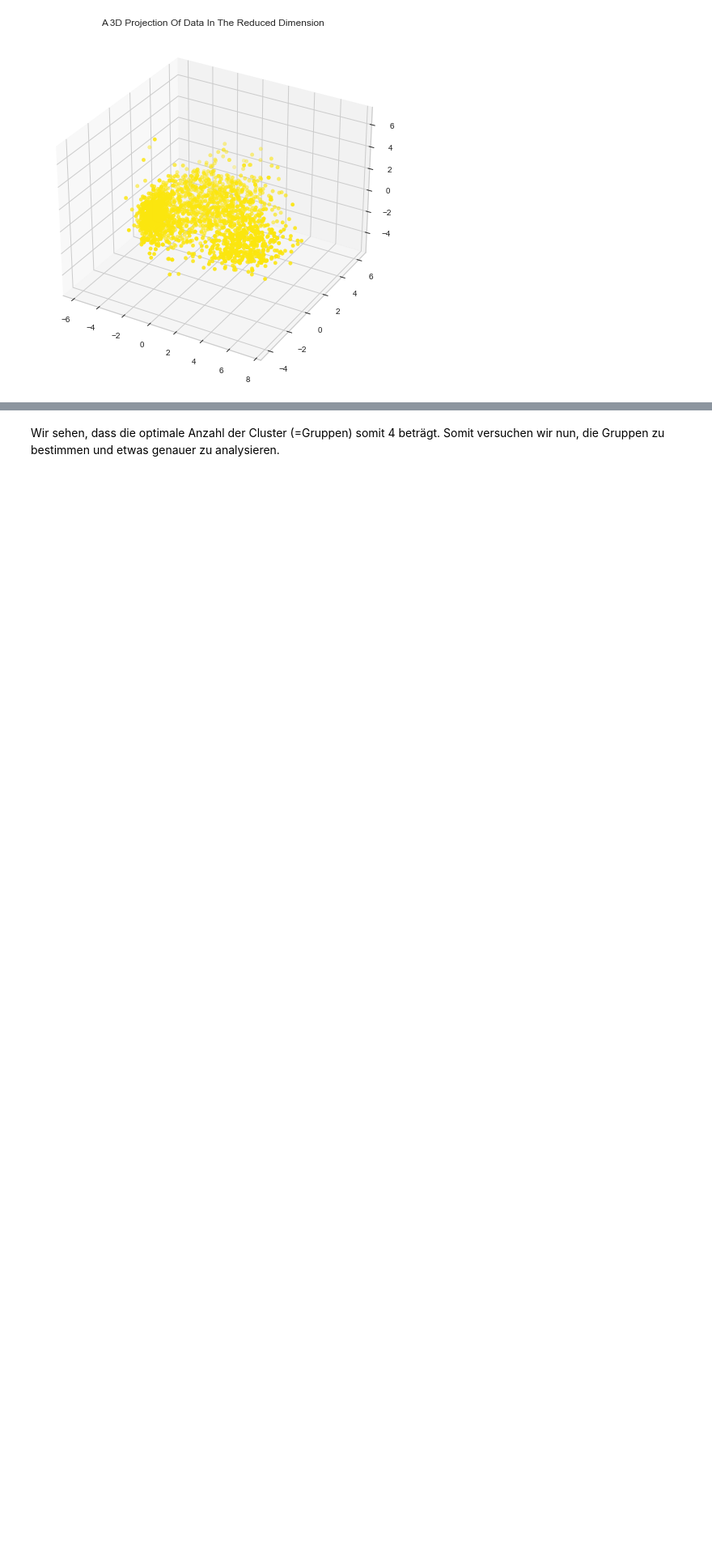
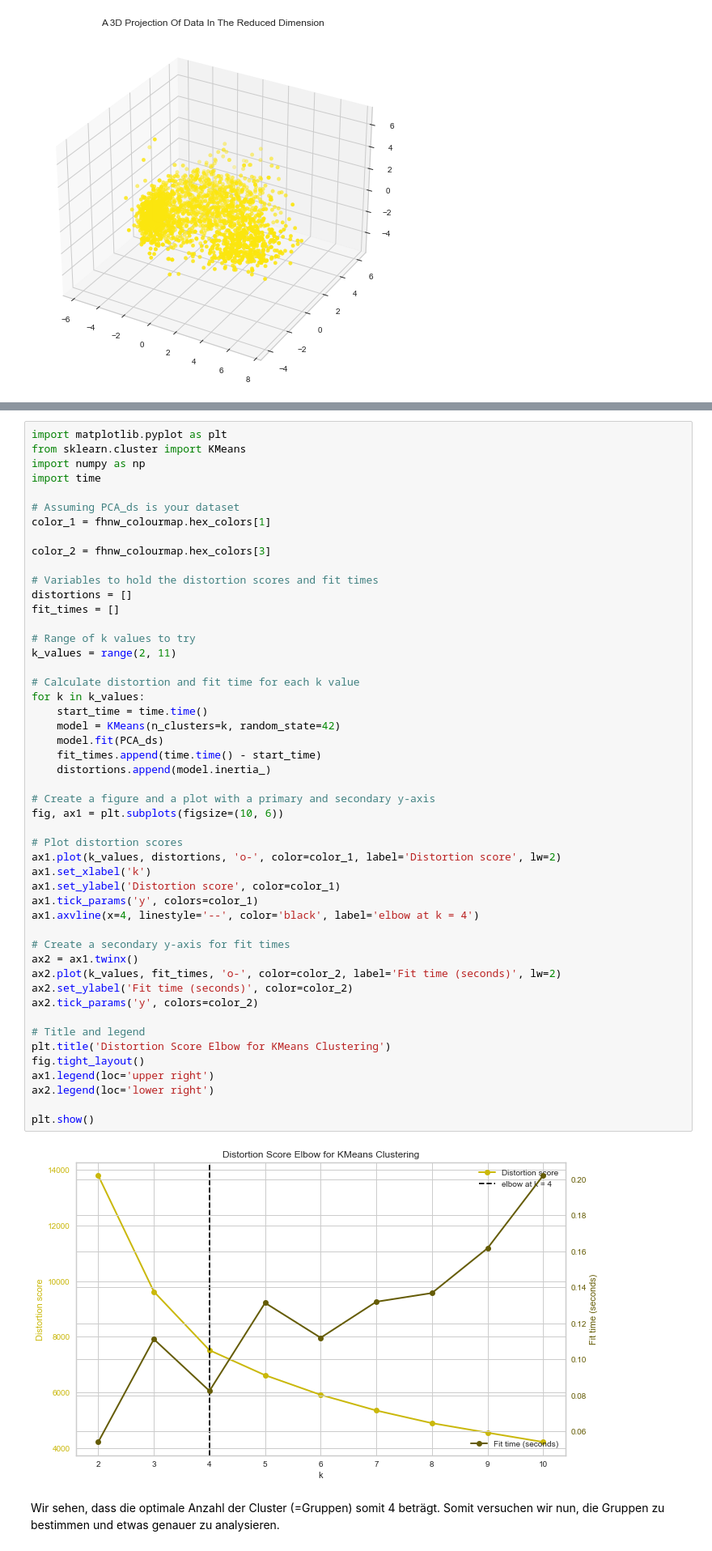
Before and after one commit to LarsFluri/2023-12-04_digitalisation-in-controlling, a Jupyter notebook: Code/2_clustering/marketing_clustering.ipynb, the cells around one changed output, grey strips where cells are left out. Shown at 81% size. Saved outputs shown, nothing was run; the diff lists cells and outputs as text; blank space fills up the shorter version.

```diff
--- a/Code/2_clustering/marketing_clustering.ipynb
+++ b/Code/2_clustering/marketing_clustering.ipynb
@@ -363,3 +338,54 @@ Elbow Method to determine the number of clusters to be formed:
+# %%
+import matplotlib.pyplot as plt
+from sklearn.cluster import KMeans
+import numpy as np
+import time
+
+# Assuming PCA_ds is your dataset
+color_1 = fhnw_colourmap.hex_colors[1]
+
+color_2 = fhnw_colourmap.hex_colors[3]
+
+# Variables to hold the distortion scores and fit times
+distortions = []
+fit_times = []
+
+# Range of k values to try
+k_values = range(2, 11)
+
+# Calculate distortion and fit time for each k value
+for k in k_values:
+    start_time = time.time()
+    model = KMeans(n_clusters=k, random_state=42)
+    model.fit(PCA_ds)
+    fit_times.append(time.time() - start_time)
+    distortions.append(model.inertia_)
+
+# Create a figure and a plot with a primary and secondary y-axis
+fig, ax1 = plt.subplots(figsize=(10, 6))
+
+# Plot distortion scores
+ax1.plot(k_values, distortions, 'o-', color=color_1, label='Distortion score', lw=2)
+ax1.set_xlabel('k')
+ax1.set_ylabel('Distortion score', color=color_1)
+ax1.tick_params('y', colors=color_1)
+ax1.axvline(x=4, linestyle='--', color='black', label='elbow at k = 4')
+
+# Create a secondary y-axis for fit times
+ax2 = ax1.twinx()
+ax2.plot(k_values, fit_times, 'o-', color=color_2, label='Fit time (seconds)', lw=2)
+ax2.set_ylabel('Fit time (seconds)', color=color_2)
+ax2.tick_params('y', colors=color_2)
+
+# Title and legend
+plt.title('Distortion Score Elbow for KMeans Clustering')
+fig.tight_layout()
+ax1.legend(loc='upper right')
+ax2.legend(loc='lower right')
+
+plt.show()
+# %% [output]
+[figure, added]
 # %% [markdown]
 Wir sehen, dass die optimale Anzahl der Cluster (=Gruppen) somit 4 beträgt. Somit versuchen wir nun, die Gruppen zu bestimmen und etwas genauer zu analysieren.
 # %%
```
Also changed, not shown: parts of 27 cells of this notebook, 4 other files.
